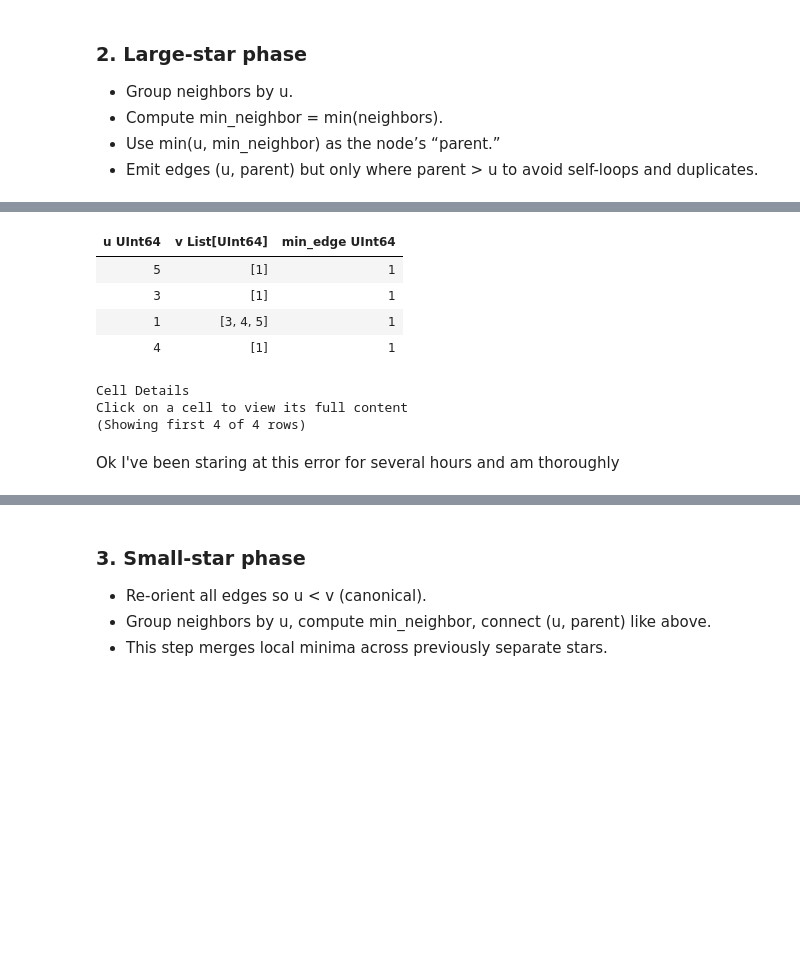
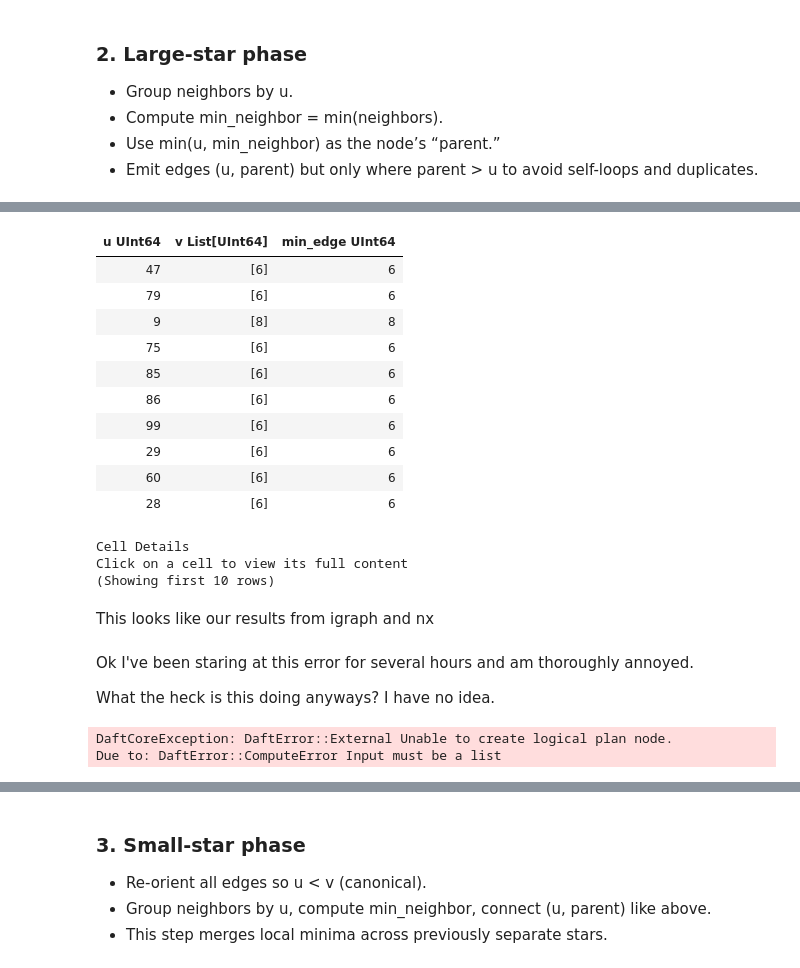
Before and after one commit to everettVT/daft-minhash-dedupe, a Jupyter notebook: friction/minhash_dedupe_common_crawl.ipynb, the cells around one changed output, grey strips where cells are left out. Saved outputs shown, nothing was run; the diff lists cells and outputs as text; code cells hidden in the pictures; blank space fills up the shorter version.

Commit message:
updates.... large star works.

```diff
--- a/friction/minhash_dedupe_common_crawl.ipynb
+++ b/friction/minhash_dedupe_common_crawl.ipynb
@@ -58,7 +58,7 @@ DaftContext(_ctx=<builtins.PyDaftContext object at 0x...>)
 
 We will be accessing Common Crawl through WARC files since daft supports the format natively with `daft.read_warc(uri)`
 # %%
-NUM_ROWS = 100 # We'll limit this demo to a small number of rows for our initial walkthrough
+NUM_ROWS = 1000 # We'll limit this demo to a small number of rows for our initial walkthrough
 # %%
 df_warc = daft.read_warc("s3://commoncrawl/crawl-data/CC-MAIN-2018-17/segments/*/warc/*.warc.gz").limit(NUM_ROWS)
 df_warc.show(3) # Inspect the first 8 rows
@@ -396,26 +499,46 @@ Click on a cell to view its full content
 # %%
-axyz = (
+l_star_1 = (
     b
     # large_star_map
-    .select("u", "v")
-    .union_all(b.select(col("v").alias("u"), col("u").alias("v")))
+    .select("u", "v") # Grab the edges
+    .union_all(b.select(col("v").alias("u"), col("u").alias("v"))) # Include upper and lower triangles
 
-    .groupby("u").agg_list("v")
+    .groupby("u").agg_list("v") # Group by u and aggregate the list of v's
+    # Now we have all relationships between u and v expressed as a list of v's for each u
     # large_star_reduce
-    .with_column("min_edge", col("v").list.min())
-    .with_column("min_edge", (col("u") <= col("min_edge")).if_else(col("u"), col("min_edge")))
-
-    #.select(col("v").list.map(ee(daft.element(), col("min_edge"))).alias("e"), col("u"))
+    .with_column("min_edge", col("v").list.min()) # Find the minimum v for each u and call it min_edge
+    .with_column("min_edge", (col("u") <= col("min_edge")).if_else(col("u"), col("min_edge"))) # If u is less than the min_edge, use u, otherwise use the min_edge... this is just a sanity check to ensure we are always moving towards lower ids.
 )
-axyz.show(10)
+l_star_1.show(10)
 # %% [output]
 | u UInt64 | v List[UInt64] | min_edge UInt64 |
-| 5 | [1] | 1 |
-| 3 | [1] | 1 |
-| 1 | [3, 4, 5] | 1 |
-| 4 | [1] | 1 |
+| 47 | [6] | 6 |
+| 79 | [6] | 6 |
+| 9 | [8] | 8 |
+| 75 | [6] | 6 |
+| 85 | [6] | 6 |
+| 86 | [6] | 6 |
+| 99 | [6] | 6 |
+| 29 | [6] | 6 |
+| 60 | [6] | 6 |
+| 28 | [6] | 6 |
 Cell Details
 Click on a cell to view its full content
-(Showing first 4 of 4 rows)
+(Showing first 10 rows)
+# %% [markdown]
+This looks like our results from igraph and nx
 # %% [markdown]
-Ok I've been staring at this error for several hours and am thoroughly
+Ok I've been staring at this error for several hours and am thoroughly annoyed.
+
+What the heck is this doing anyways? I have no idea.
+# %%
+# last op of large star fails - debugging
+l_star_2 = (
+    l_star_1
+    .select(col("u").list.map(ee(daft.element(), col("min_edge"))).alias("e"), col("u"))
+) # ok first off col("u") isn't a list... gpt mentioned this already, but might as well see what happens when we try "v"
+l_star_2.show(10)
+# Next op is explode on e so e must be a list of structs?
+# %% [output]
+DaftCoreException: DaftError::External Unable to create logical plan node.
+Due to: DaftError::ComputeError Input must be a list
```
Also changed, not shown: parts of 39 cells of this notebook, 8 other files.
